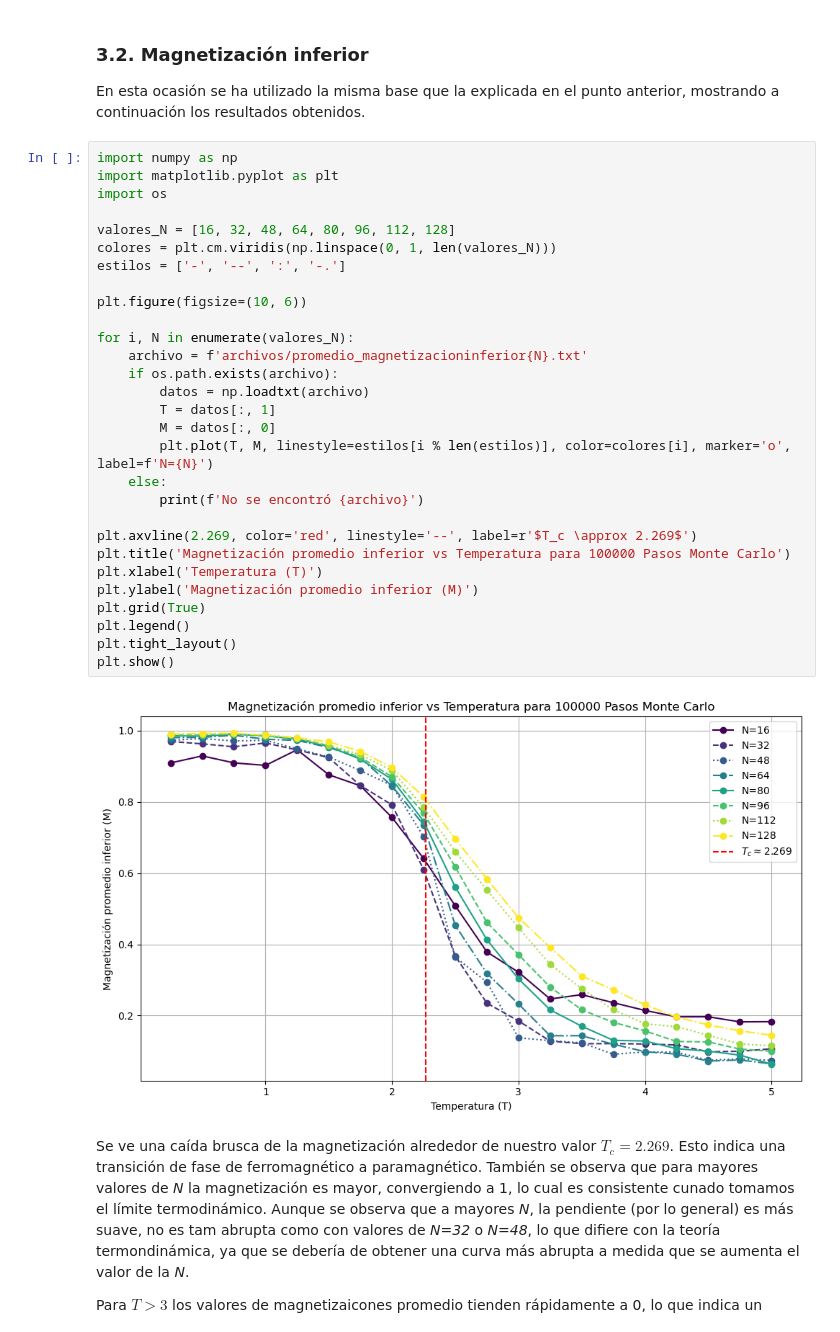
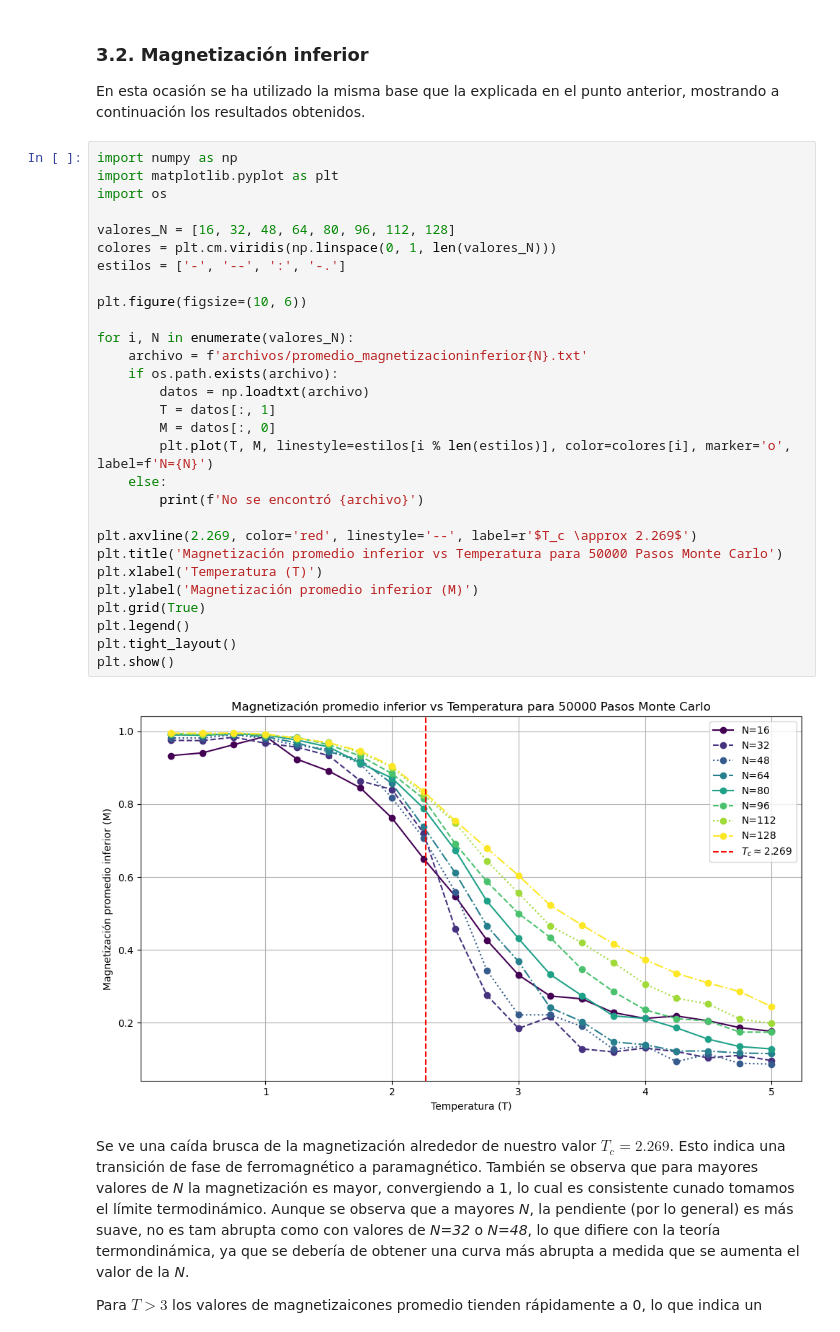
Before and after one commit to jmolmot/ising_kawasaki, a Jupyter notebook: ising_kawasaki_informe.ipynb, the cells around one changed output. Saved outputs shown, nothing was run; the diff lists cells and outputs as text.

```diff
--- a/ising_kawasaki_informe.ipynb
+++ b/ising_kawasaki_informe.ipynb
@@ -74,34 +74,34 @@ En esta ocasión se ha utilizado la misma base que la explicada en el punto ante
 # %%
 import numpy as np
 import matplotlib.pyplot as plt
 import os
 
 valores_N = [16, 32, 48, 64, 80, 96, 112, 128]
 colores = plt.cm.viridis(np.linspace(0, 1, len(valores_N)))
 estilos = ['-', '--', ':', '-.']
 
 plt.figure(figsize=(10, 6))
 
 for i, N in enumerate(valores_N):
     archivo = f'archivos/promedio_magnetizacioninferior{N}.txt'
     if os.path.exists(archivo):
         datos = np.loadtxt(archivo)
         T = datos[:, 1]
         M = datos[:, 0]
         plt.plot(T, M, linestyle=estilos[i % len(estilos)], color=colores[i], marker='o', label=f'N={N}')
     else:
         print(f'No se encontró {archivo}')
 
 plt.axvline(2.269, color='red', linestyle='--', label=r'$T_c \approx 2.269$')
-plt.title('Magnetización promedio inferior vs Temperatura para 100000 Pasos Monte Carlo')
+plt.title('Magnetización promedio inferior vs Temperatura para 50000 Pasos Monte Carlo')
 plt.xlabel('Temperatura (T)')
 plt.ylabel('Magnetización promedio inferior (M)')
 plt.grid(True)
 plt.legend()
 plt.tight_layout()
 plt.show()
 # %% [output]
-[figure, old version]
+[figure, new version]
 # %% [markdown]
 Se ve una caída brusca de la magnetización alrededor de nuestro valor $T_c = 2.269$. Esto indica una transición de fase de ferromagnético a paramagnético. También se observa que para mayores valores de *N* la magnetización es mayor, convergiendo a 1, lo cual es consistente cunado tomamos el límite termodinámico. Aunque se observa que a mayores *N*, la pendiente (por lo general) es más suave, no es tam abrupta como con valores de *N=32* o *N=48*, lo que difiere con la teoría termondinámica, ya que se debería de obtener una curva más abrupta a medida que se aumenta el valor de la *N*.
 
```
Also changed, not shown: parts of 7 cells of this notebook, 10 other files.
